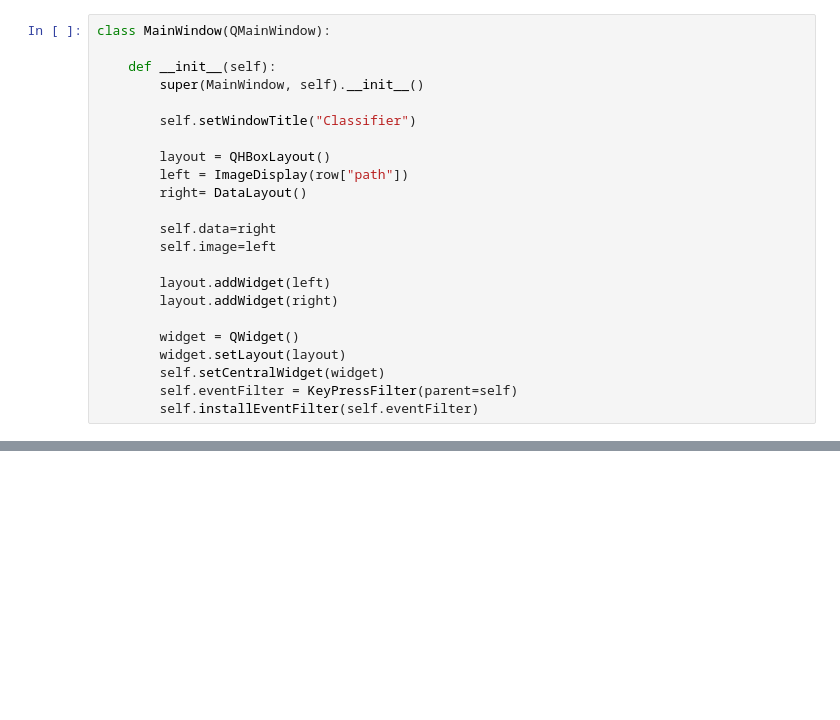
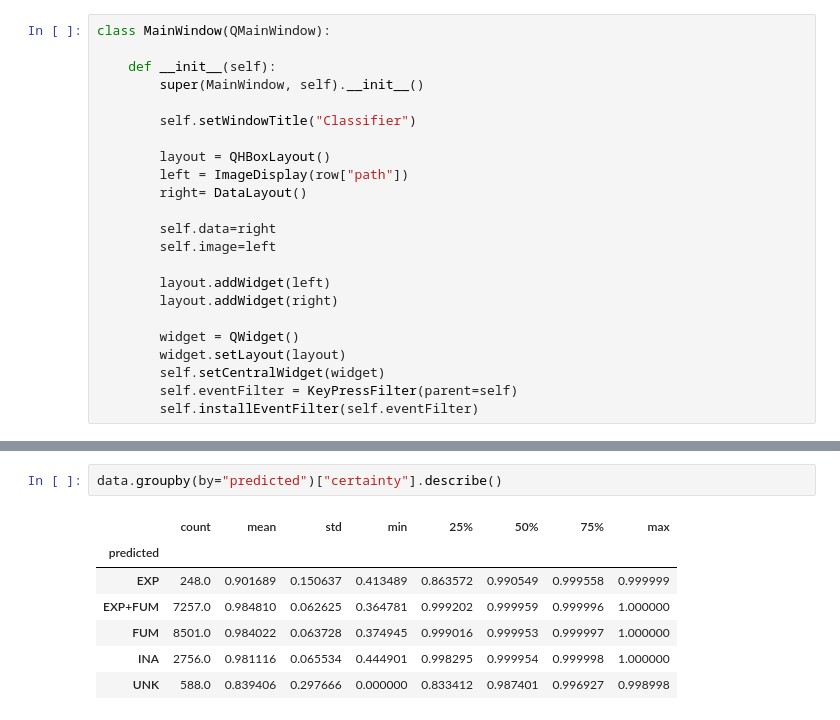
Before and after one commit to mirluvams/tesis, a Jupyter notebook: data-classification.ipynb, the cells around one changed output, grey strips where cells are left out. Cells and saved outputs as stored; diff of their text form; blank space fills up the shorter version.

```diff
--- a/data-classification.ipynb
+++ b/data-classification.ipynb
@@ -220,0 +255,10 @@ if __name__ == "__main__" and remainder>0:
+# %%
+data.groupby(by="predicted")["certainty"].describe()
+# %% [output]
+|  | count | mean | std | min | 25% | 50% | 75% | max |
+| predicted |  |  |  |  |  |  |  |  |
+| EXP | 248.0 | 0.901689 | 0.150637 | 0.413489 | 0.863572 | 0.990549 | 0.999558 | 0.999999 |
+| EXP+FUM | 7257.0 | 0.984810 | 0.062625 | 0.364781 | 0.999202 | 0.999959 | 0.999996 | 1.000000 |
+| FUM | 8501.0 | 0.984022 | 0.063728 | 0.374945 | 0.999016 | 0.999953 | 0.999997 | 1.000000 |
+| INA | 2756.0 | 0.981116 | 0.065534 | 0.444901 | 0.998295 | 0.999954 | 0.999998 | 1.000000 |
+| UNK | 588.0 | 0.839406 | 0.297666 | 0.000000 | 0.833412 | 0.987401 | 0.996927 | 0.998998 |
```
Also changed, not shown: parts of 11 cells of this notebook, 2 other files.
